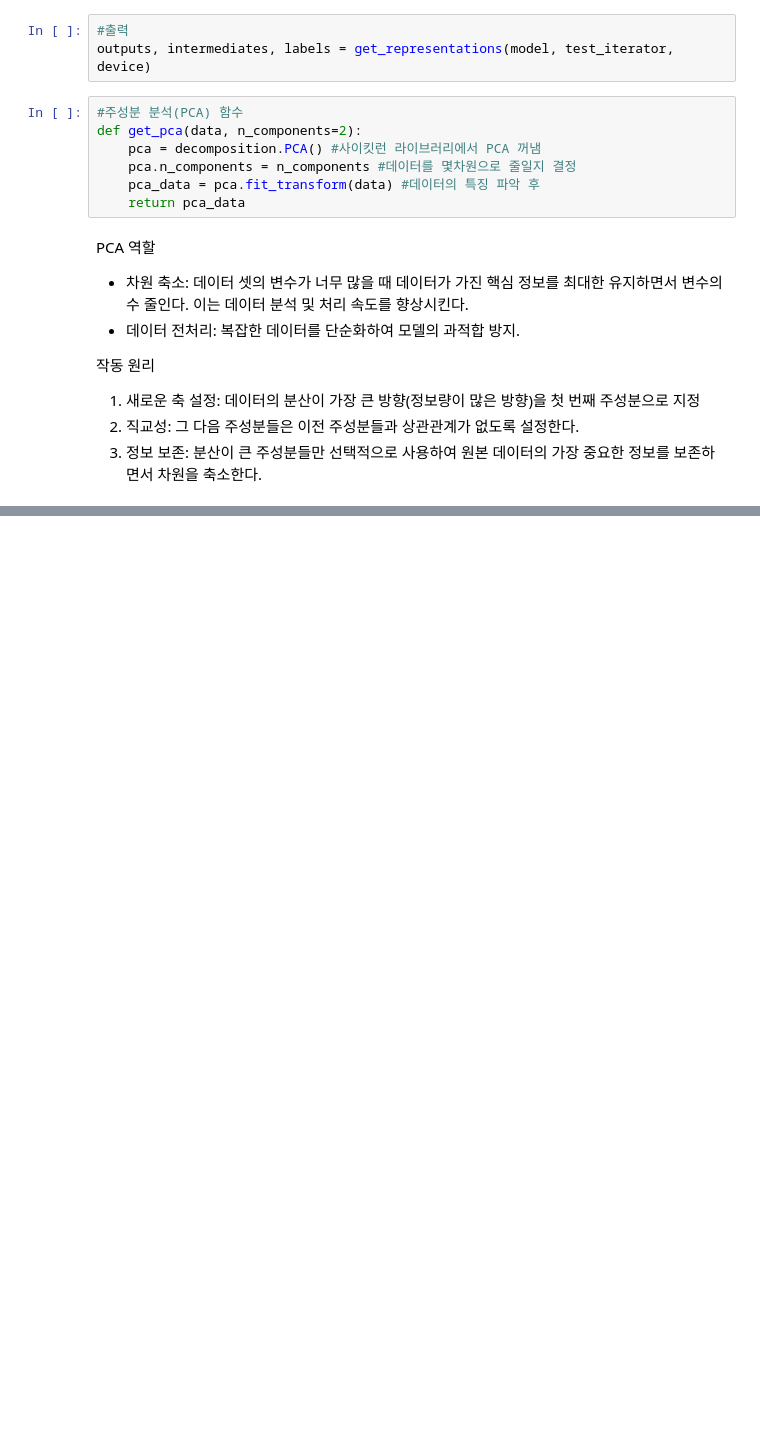
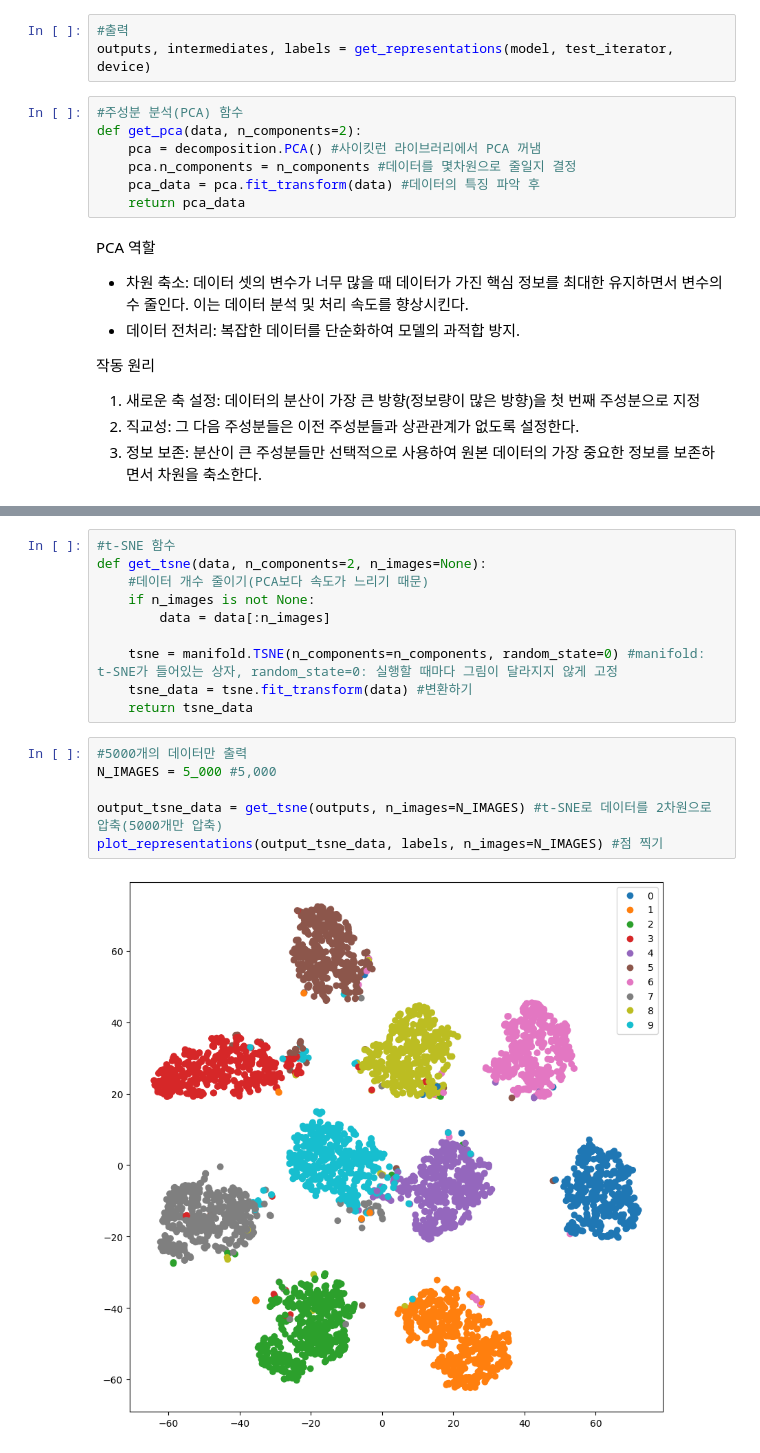
Before and after one commit to yueop/Classification-Practice, a Jupyter notebook: Classification_Practice.ipynb, the cells around one changed output, grey strips where cells are left out. Saved outputs shown, nothing was run; the diff lists cells and outputs as text; blank space fills up the shorter version.

```diff
--- a/Classification_Practice.ipynb
+++ b/Classification_Practice.ipynb
@@ -460,0 +540,18 @@ PCA 역할
+# %%
+#t-SNE 함수
+def get_tsne(data, n_components=2, n_images=None):
+    #데이터 개수 줄이기(PCA보다 속도가 느리기 때문)
+    if n_images is not None:
+        data = data[:n_images]
+
+    tsne = manifold.TSNE(n_components=n_components, random_state=0) #manifold: t-SNE가 들어있는 상자, random_state=0: 실행할 때마다 그림이 달라지지 않게 고정
+    tsne_data = tsne.fit_transform(data) #변환하기
+    return tsne_data
+# %%
+#5000개의 데이터만 출력
+N_IMAGES = 5_000 #5,000
+
+output_tsne_data = get_tsne(outputs, n_images=N_IMAGES) #t-SNE로 데이터를 2차원으로 압축(5000개만 압축)
+plot_representations(output_tsne_data, labels, n_images=N_IMAGES) #점 찍기
+# %% [output]
+[figure, added]
```
Also changed, not shown: parts of 15 cells of this notebook.
